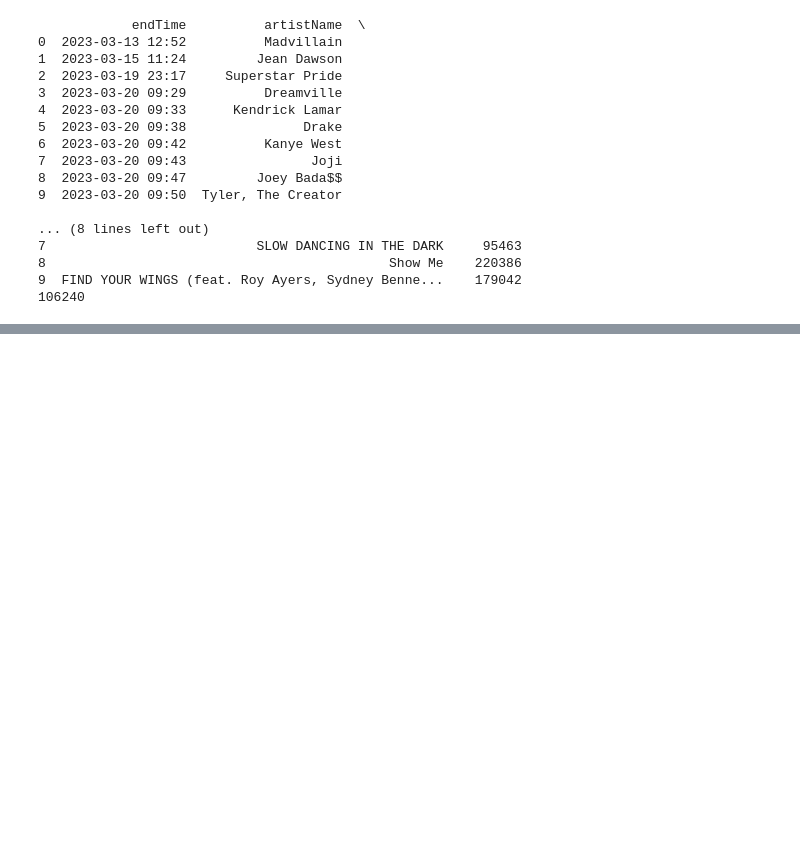
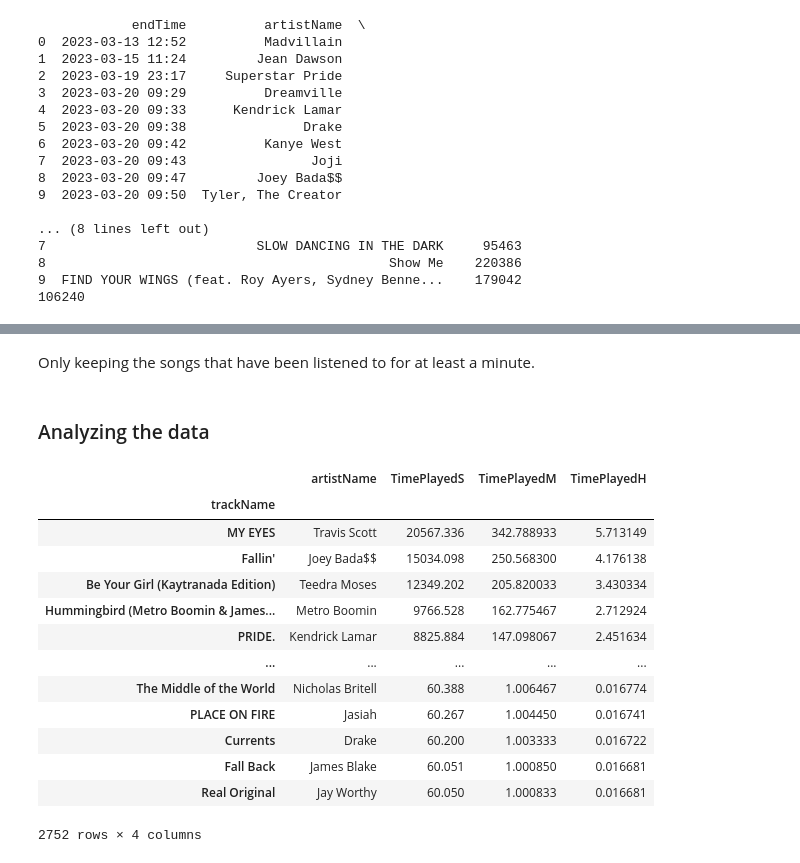
Before and after one commit to walex999/Spotify, a Jupyter notebook: spotify_analysis.ipynb, the cells around one changed output, grey strips where cells are left out. Saved outputs shown, nothing was run; the diff lists cells and outputs as text; code cells hidden in the pictures; blank space fills up the shorter version.

```diff
--- a/spotify_analysis.ipynb
+++ b/spotify_analysis.ipynb
@@ -58,0 +106,21 @@ print(streaming_history.size)
+# %% [markdown]
+Only keeping the songs that have been listened to for at least a minute.
+# %% [markdown]
+### Analyzing the data
+# %%
+streaming_history.groupby(by="trackName").agg({"artistName":"first","TimePlayedS":"sum","TimePlayedM":"sum","TimePlayedH":"sum"}).sort_values(by='TimePlayedS',ascending=False)
+# %% [output]
+|  | artistName | TimePlayedS | TimePlayedM | TimePlayedH |
+| trackName |  |  |  |  |
+| MY EYES | Travis Scott | 20567.336 | 342.788933 | 5.713149 |
+| Fallin' | Joey Bada$$ | 15034.098 | 250.568300 | 4.176138 |
+| Be Your Girl (Kaytranada Edition) | Teedra Moses | 12349.202 | 205.820033 | 3.430334 |
+| Hummingbird (Metro Boomin & James... | Metro Boomin | 9766.528 | 162.775467 | 2.712924 |
+| PRIDE. | Kendrick Lamar | 8825.884 | 147.098067 | 2.451634 |
+| ... | ... | ... | ... | ... |
+| The Middle of the World | Nicholas Britell | 60.388 | 1.006467 | 0.016774 |
+| PLACE ON FIRE | Jasiah | 60.267 | 1.004450 | 0.016741 |
+| Currents | Drake | 60.200 | 1.003333 | 0.016722 |
+| Fall Back | James Blake | 60.051 | 1.000850 | 0.016681 |
+| Real Original | Jay Worthy | 60.050 | 1.000833 | 0.016681 |
+2752 rows × 4 columns
```
Also changed, not shown: parts of 12 cells of this notebook.
